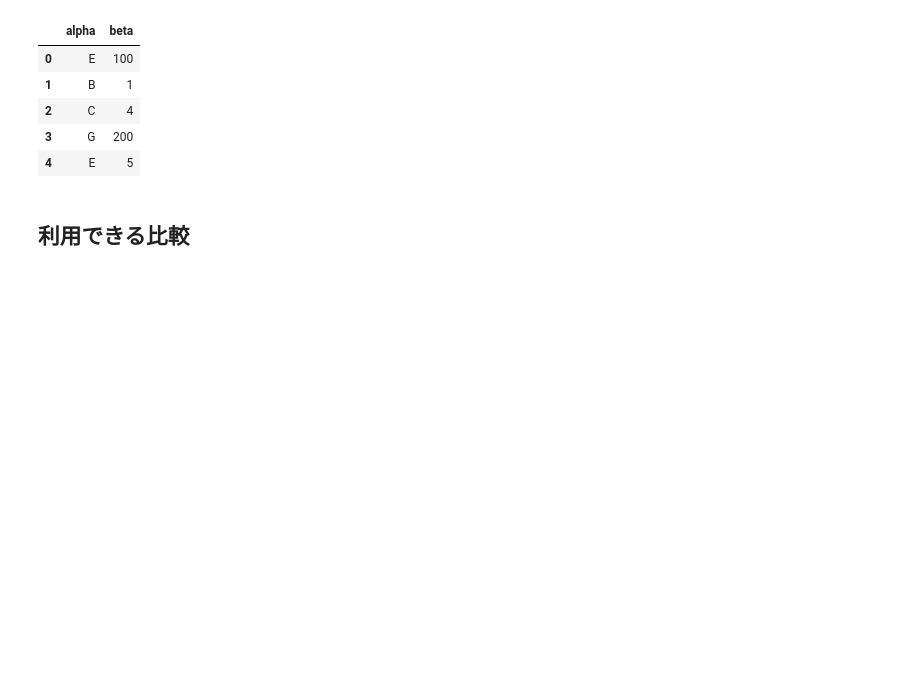
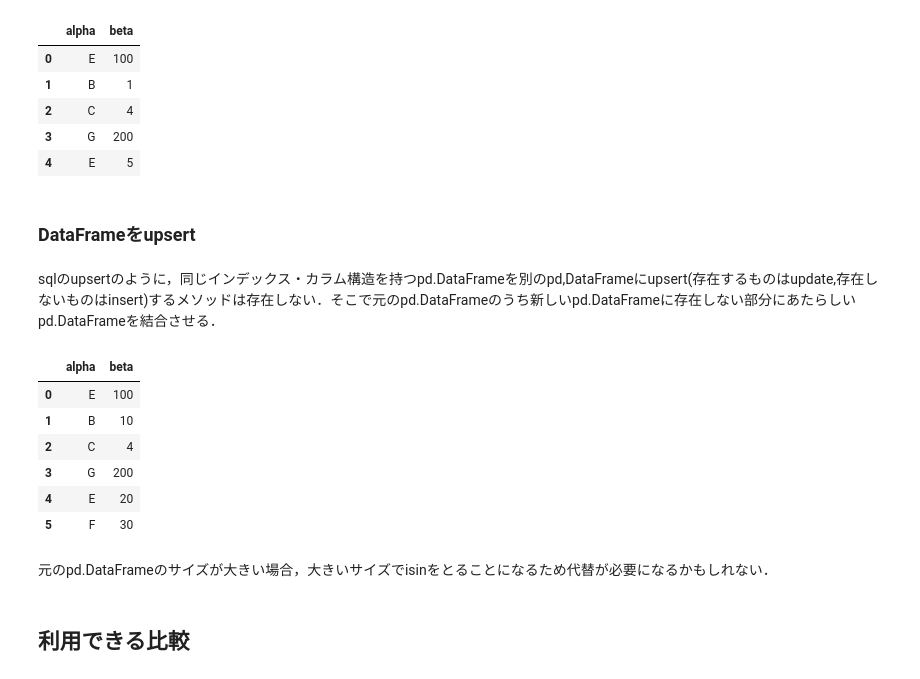
Before and after one commit to deepgreenAN/PandasTutorial, a Jupyter notebook: pandas_reference_assignment.ipynb, the cells around one changed output. Drawn from its saved outputs; the diff is of its cells as text; code cells hidden in the pictures; blank space fills up the shorter version.

```diff
--- a/pandas_reference_assignment.ipynb
+++ b/pandas_reference_assignment.ipynb
@@ -152,6 +154,26 @@ df
 | 2 | C | 4 |
 | 3 | G | 200 |
 | 4 | E | 5 |
+# %% [markdown]
+### DataFrameをupsert
+# %% [markdown]
+sqlのupsertのように，同じインデックス・カラム構造を持つpd.DataFrameを別のpd,DataFrameにupsert(存在するものはupdate,存在しないものはinsert)するメソッドは存在しない．そこで元のpd.DataFrameのうち新しいpd.DataFrameに存在しない部分にあたらしいpd.DataFrameを結合させる．
+# %%
+part_df = pd.DataFrame({"alpha":["E","B", "F"],"beta":[20, 10, 30]}, index=[4,1,5])
+notin_bool = ~df.index.isin(part_df.index)
+df = df.loc[notin_bool].append(part_df)
+df.sort_index(inplace=True)
+df
+# %% [output]
+|  | alpha | beta |
+| 0 | E | 100 |
+| 1 | B | 10 |
+| 2 | C | 4 |
+| 3 | G | 200 |
+| 4 | E | 20 |
+| 5 | F | 30 |
+# %% [markdown]
+元のpd.DataFrameのサイズが大きい場合，大きいサイズでisinをとることになるため代替が必要になるかもしれない．
 # %% [markdown]
 ## 利用できる比較
 # %% [markdown]
```
Also changed, not shown: parts of 4 cells of this notebook, 1 other file.
